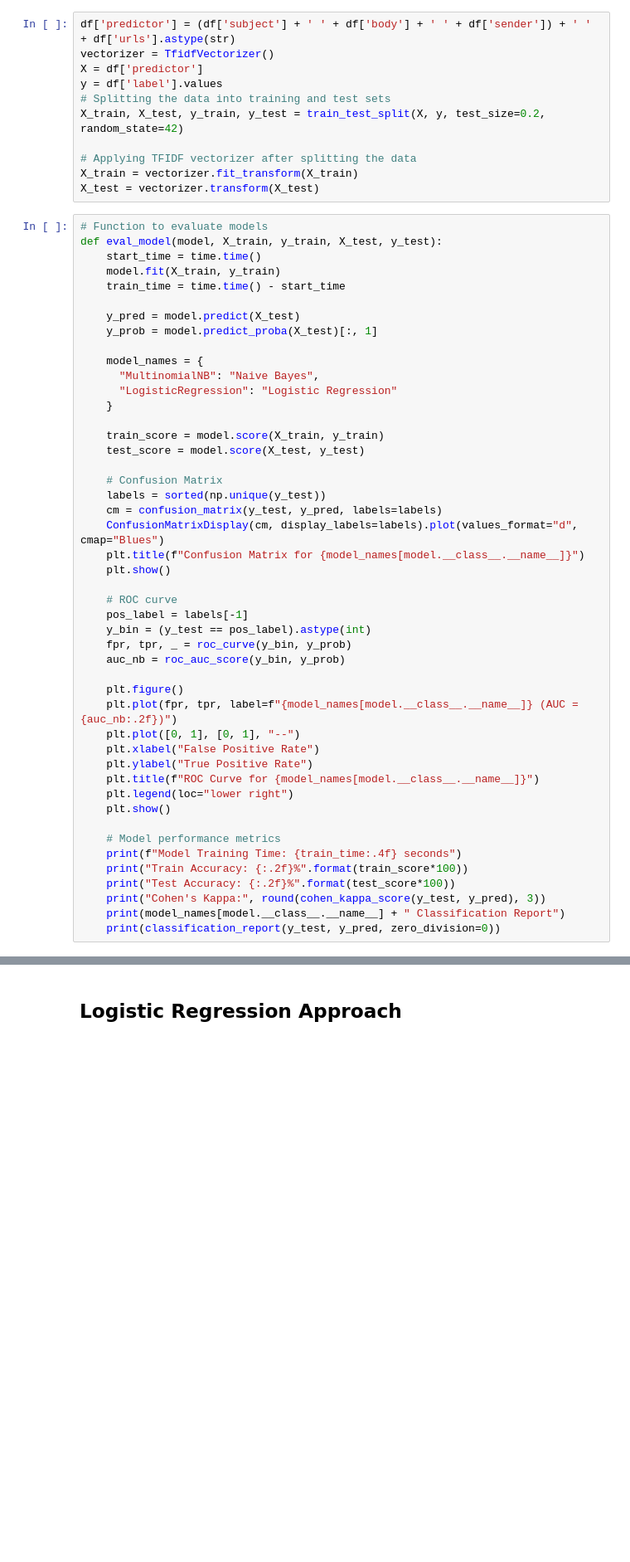
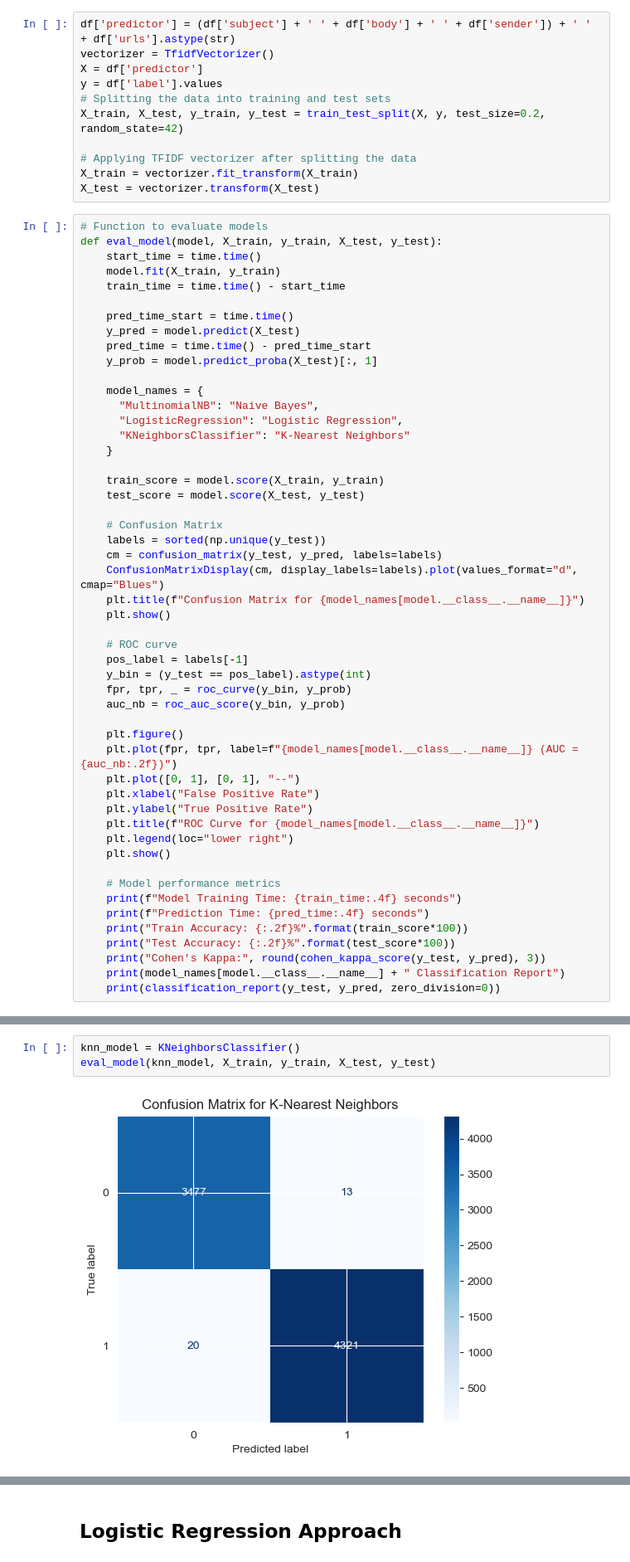
Before and after one commit to devKomori/machine-learning-fraud-analysis, a Jupyter notebook: final_project.ipynb, the cells around one changed output, grey strips where cells are left out. Shown at 83% size. Drawn from its saved outputs; the diff is of its cells as text; blank space fills up the shorter version.

Commit message:
Added knn model and included prediction time metric

```diff
--- a/final_project.ipynb
+++ b/final_project.ipynb
@@ -190,12 +191,15 @@ def eval_model(model, X_train, y_train, X_test, y_test):
     model.fit(X_train, y_train)
     train_time = time.time() - start_time
 
+    pred_time_start = time.time()
     y_pred = model.predict(X_test)
+    pred_time = time.time() - pred_time_start
     y_prob = model.predict_proba(X_test)[:, 1]
 
     model_names = {
       "MultinomialNB": "Naive Bayes",
-      "LogisticRegression": "Logistic Regression"
+      "LogisticRegression": "Logistic Regression",
+      "KNeighborsClassifier": "K-Nearest Neighbors"
     }
 
     train_score = model.score(X_train, y_train)
@@ -225,6 +229,7 @@ def eval_model(model, X_train, y_train, X_test, y_test):
 
     # Model performance metrics
     print(f"Model Training Time: {train_time:.4f} seconds")
+    print(f"Prediction Time: {pred_time:.4f} seconds")
     print("Train Accuracy: {:.2f}%".format(train_score*100))
     print("Test Accuracy: {:.2f}%".format(test_score*100))
     print("Cohen's Kappa:", round(cohen_kappa_score(y_test, y_pred), 3))
@@ -234,0 +240,5 @@ def eval_model(model, X_train, y_train, X_test, y_test):
+# %%
+knn_model = KNeighborsClassifier()
+eval_model(knn_model, X_train, y_train, X_test, y_test)
+# %% [output]
+[figure, added]
```
Also changed, not shown: parts of 8 cells of this notebook.
